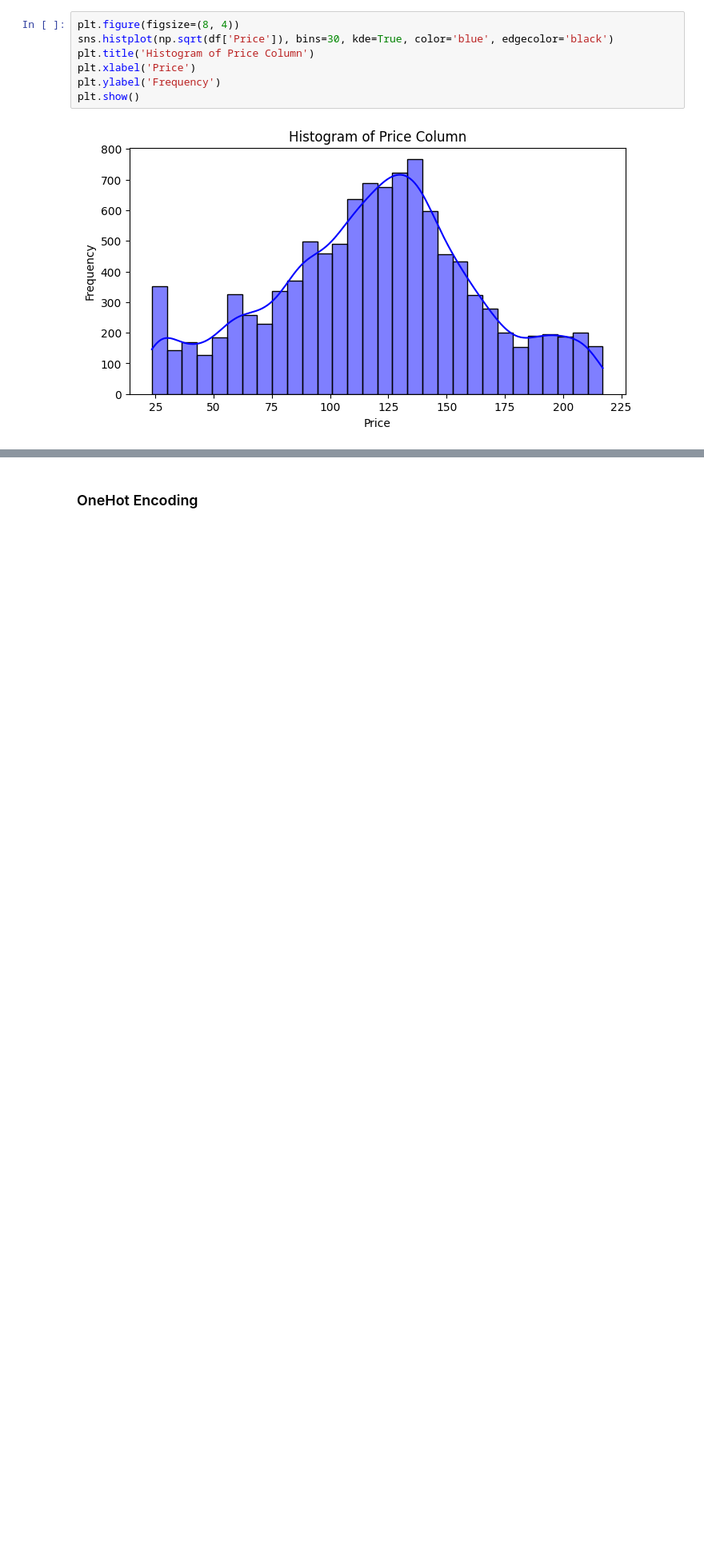
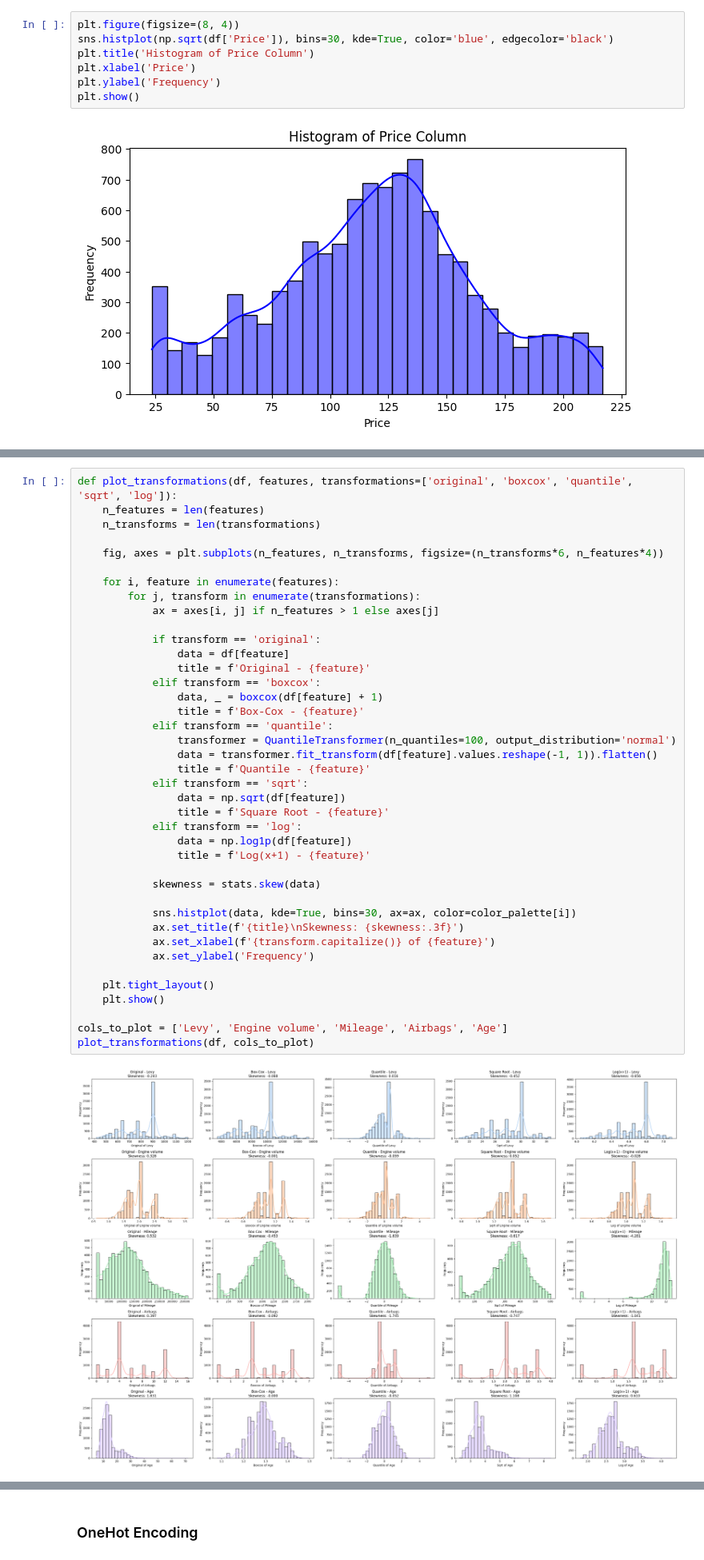
Before and after one commit to minhquana1906/used-car-price-prediction, a Jupyter notebook: notebooks/experiments.ipynb, the cells around one changed output, grey strips where cells are left out. Shown at 80% size. Cells and saved outputs as stored; diff of their text form; blank space fills up the shorter version.

```diff
--- a/notebooks/experiments.ipynb
+++ b/notebooks/experiments.ipynb
@@ -925,0 +940,42 @@ dtype: int64
+# %%
+def plot_transformations(df, features, transformations=['original', 'boxcox', 'quantile', 'sqrt', 'log']):
+    n_features = len(features)
+    n_transforms = len(transformations)
+
+    fig, axes = plt.subplots(n_features, n_transforms, figsize=(n_transforms*6, n_features*4))
+
+    for i, feature in enumerate(features):
+        for j, transform in enumerate(transformations):
+            ax = axes[i, j] if n_features > 1 else axes[j]
+
+            if transform == 'original':
+                data = df[feature]
+                title = f'Original - {feature}'
+            elif transform == 'boxcox':
+                data, _ = boxcox(df[feature] + 1)
+                title = f'Box-Cox - {feature}'
+            elif transform == 'quantile':
+                transformer = QuantileTransformer(n_quantiles=100, output_distribution='normal')
+                data = transformer.fit_transform(df[feature].values.reshape(-1, 1)).flatten()
+                title = f'Quantile - {feature}'
+            elif transform == 'sqrt':
+                data = np.sqrt(df[feature])
+                title = f'Square Root - {feature}'
+            elif transform == 'log':
+                data = np.log1p(df[feature])
+                title = f'Log(x+1) - {feature}'
+
+            skewness = stats.skew(data)
+
+            sns.histplot(data, kde=True, bins=30, ax=ax, color=color_palette[i])
+            ax.set_title(f'{title}\nSkewness: {skewness:.3f}')
+            ax.set_xlabel(f'{transform.capitalize()} of {feature}')
+            ax.set_ylabel('Frequency')
+
+    plt.tight_layout()
+    plt.show()
+
+cols_to_plot = ['Levy', 'Engine volume', 'Mileage', 'Airbags', 'Age']
+plot_transformations(df, cols_to_plot)
+# %% [output]
+[figure, added]
```
Also changed, not shown: parts of 88 cells of this notebook, 1 other file.
